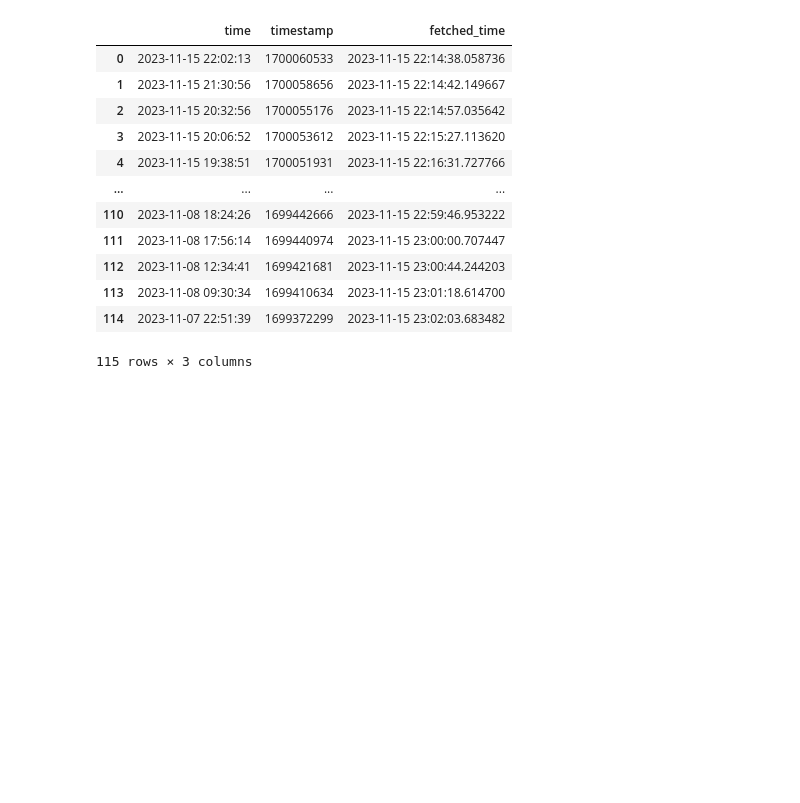
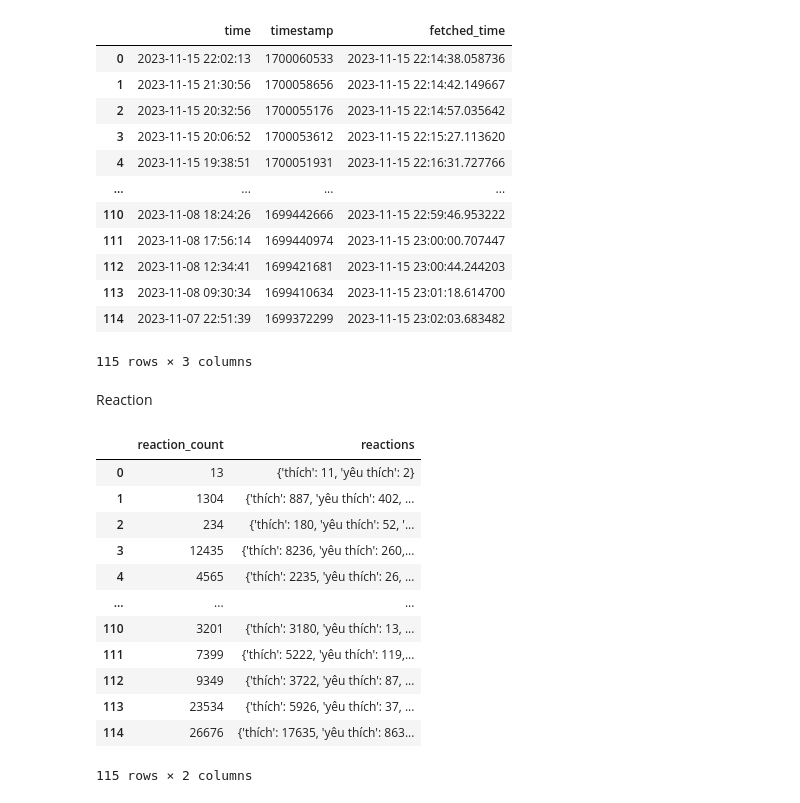
Before and after one commit to quyencanh203/final_project, a Jupyter notebook: 3HandleData.ipynb, the cells around one changed output. Cells and saved outputs as stored; diff of their text form; code cells hidden in the pictures; blank space fills up the shorter version.

```diff
--- a/3HandleData.ipynb
+++ b/3HandleData.ipynb
@@ -253,3 +281,22 @@ df[['time','timestamp', 'fetched_time']]
 | 113 | 2023-11-08 09:30:34 | 1699410634 | 2023-11-15 23:01:18.614700 |
 | 114 | 2023-11-07 22:51:39 | 1699372299 | 2023-11-15 23:02:03.683482 |
 115 rows × 3 columns
+# %% [markdown]
+Reaction
+# %%
+df[['reaction_count','reactions']]
+# quan trong
+# %% [output]
+|  | reaction_count | reactions |
+| 0 | 13 | {'thích': 11, 'yêu thích': 2} |
+| 1 | 1304 | {'thích': 887, 'yêu thích': 402, ... |
+| 2 | 234 | {'thích': 180, 'yêu thích': 52, '... |
+| 3 | 12435 | {'thích': 8236, 'yêu thích': 260,... |
+| 4 | 4565 | {'thích': 2235, 'yêu thích': 26, ... |
+| ... | ... | ... |
+| 110 | 3201 | {'thích': 3180, 'yêu thích': 13, ... |
+| 111 | 7399 | {'thích': 5222, 'yêu thích': 119,... |
+| 112 | 9349 | {'thích': 3722, 'yêu thích': 87, ... |
+| 113 | 23534 | {'thích': 5926, 'yêu thích': 37, ... |
+| 114 | 26676 | {'thích': 17635, 'yêu thích': 863... |
+115 rows × 2 columns
```
Also changed, not shown: parts of 20 cells of this notebook, 3 other files.
